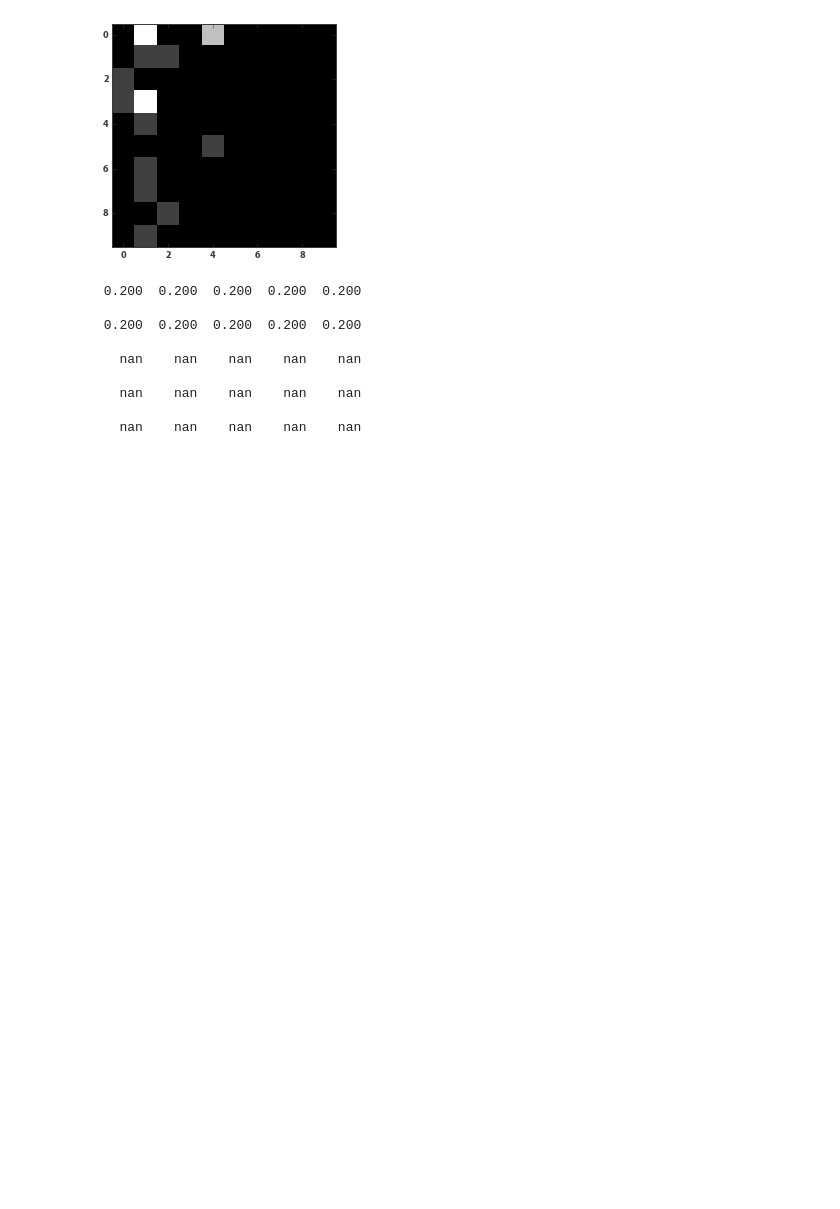
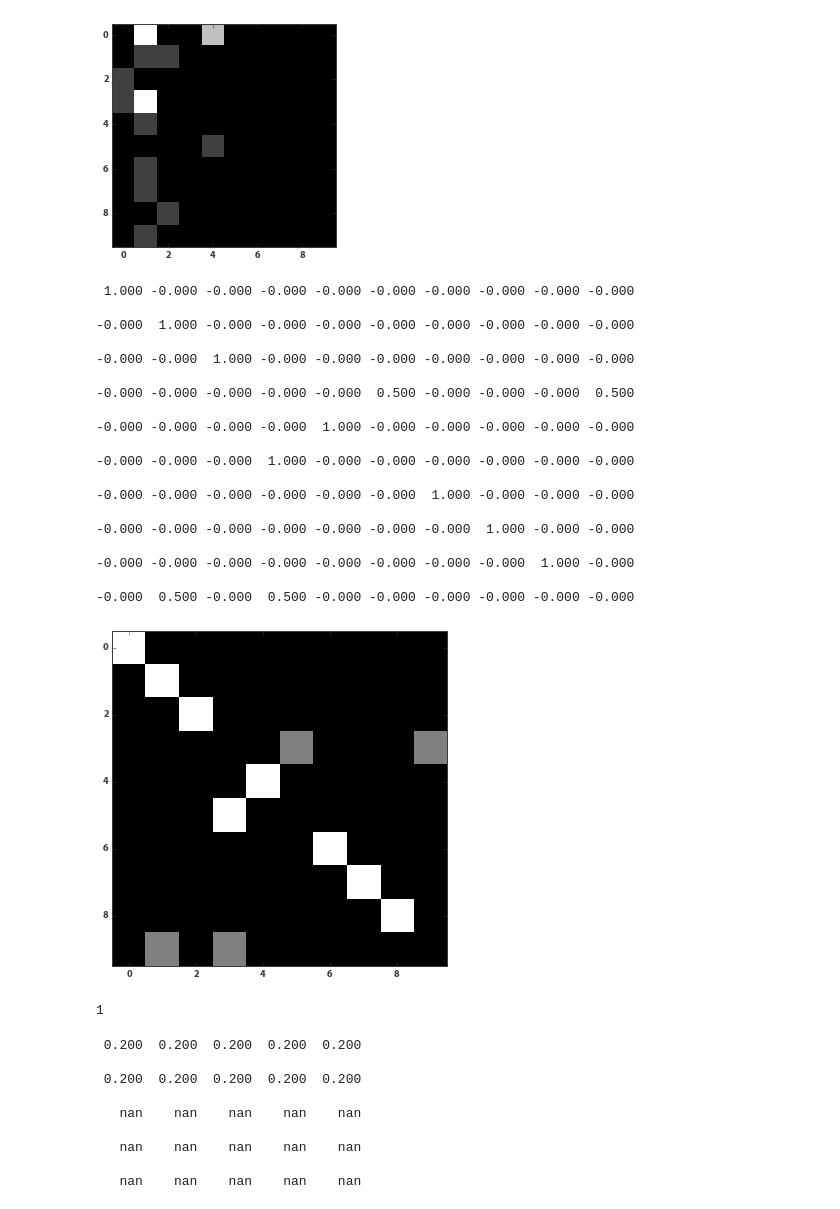
Before and after one commit to williamgilpin/netsim, a Jupyter notebook: simple_models.ipynb, the cells around one changed output. Cells and saved outputs as stored; diff of their text form; code cells hidden in the pictures; blank space fills up the shorter version.

```diff
--- a/simple_models.ipynb
+++ b/simple_models.ipynb
@@ -137,36 +137,76 @@ imshow(adj)
 # %%
 def norm_adj(adj):
     """
-    given a graph adjacency matrix (with multiple allowed paths
-    between a pair of nodes), normalize the rows correctly
+    Given an unnormalized graph adjacency matrix (with multiple allowed
+    paths between a pair of nodes), normalize the rows correctly:
+
+    1. All zero rows are replaced with their transpose
+
+    2. All zero rows and all zero columns are replaced with unit
+        entries on the diagonal (these states are basically subgraphs)
 
     Parameters
     ----------
     adj : array
         An adjacency matrix for a graph
 
 
     Returns
     -------
     nadj : array
         a row-normalized stochastic matrix generated from adj
 
     """
 
-    row_sum = (sum(double(adj),axis=1))
-    badrow = (row_sum==0.0)
-    # fix zero rows via transposition (remove directedness)
-    adj[badrow,:] = adj[:,badrow].T
+    nadj = copy(adj)
+    for ii in range(2):
+        row_sum = (sum(double(adj),axis=1))
+        bad_locs = where(row_sum==0.0)
+        # fix zero rows via transposition (remove directedness)
+        for loc in bad_locs:
+            nadj[loc,:] = copy(nadj[:,loc].T)
+        nadj = nadj.T
+    nadj = nadj.T
 
-    nadj  = (double(adj).T/(row_sum)).T
-    nadj[isnan(nadj)] = 0.0
+    # replace empy states with unit transitions
+    for (ind, row) in enumerate(nadj):
+        if sum(row)<1e-14:
+            nadj[ind,ind] = 1.0
+    nadj = rownorm(nadj)
 
     return nadj
 
 
-# qq = rand(300,300)
+qq = ceil(rand(10,10)-.95)
 
+imshow(norm_adj(qq))
+matprint(norm_adj(qq))
 # imshow(qq)
+# %% [output]
+ 1.000 -0.000 -0.000 -0.000 -0.000 -0.000 -0.000 -0.000 -0.000 -0.000
+
+-0.000  1.000 -0.000 -0.000 -0.000 -0.000 -0.000 -0.000 -0.000 -0.000
+
+-0.000 -0.000  1.000 -0.000 -0.000 -0.000 -0.000 -0.000 -0.000 -0.000
+
+-0.000 -0.000 -0.000 -0.000 -0.000  0.500 -0.000 -0.000 -0.000  0.500
+
+-0.000 -0.000 -0.000 -0.000  1.000 -0.000 -0.000 -0.000 -0.000 -0.000
+
+-0.000 -0.000 -0.000  1.000 -0.000 -0.000 -0.000 -0.000 -0.000 -0.000
+
+-0.000 -0.000 -0.000 -0.000 -0.000 -0.000  1.000 -0.000 -0.000 -0.000
+
+-0.000 -0.000 -0.000 -0.000 -0.000 -0.000 -0.000  1.000 -0.000 -0.000
+
+-0.000 -0.000 -0.000 -0.000 -0.000 -0.000 -0.000 -0.000  1.000 -0.000
+
+-0.000  0.500 -0.000  0.500 -0.000 -0.000 -0.000 -0.000 -0.000 -0.000
+[figure, added]
+# %%
+[1,2,3,5,2].index(2)
+# %% [output]
+1
 # %%
 rr = ones([10,10])
 rr = rr/sum(rr,axis=1)
```
Also changed, not shown: parts of 2 cells of this notebook, 1 other file.
